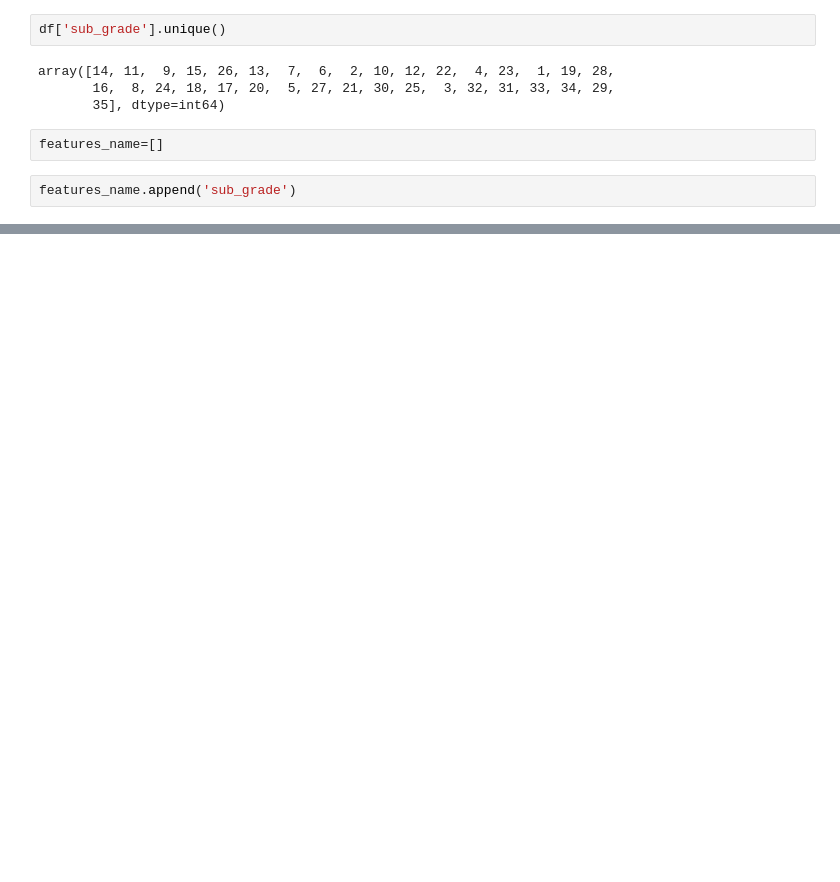
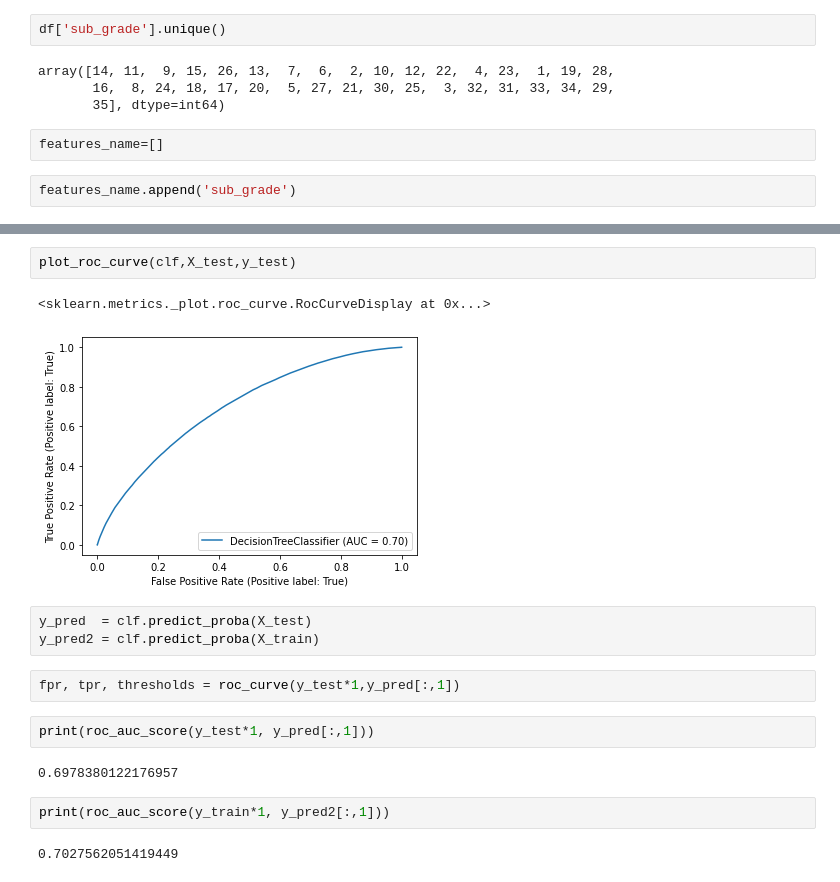
Before and after one commit to jjsalcedo01/CScoreM, a Jupyter notebook: CreditScore.ipynb, the cells around one changed output, grey strips where cells are left out. Cells and saved outputs as stored; diff of their text form; blank space fills up the shorter version.

```diff
--- a/CreditScore.ipynb
+++ b/CreditScore.ipynb
@@ -235,0 +678,18 @@ sns.kdeplot(df['annual_inc'])
+# %%
+plot_roc_curve(clf,X_test,y_test)
+# %% [output]
+<sklearn.metrics._plot.roc_curve.RocCurveDisplay at 0x...>
+[figure, added]
+# %%
+y_pred  = clf.predict_proba(X_test)
+y_pred2 = clf.predict_proba(X_train)
+# %%
+fpr, tpr, thresholds = roc_curve(y_test*1,y_pred[:,1])
+# %%
+print(roc_auc_score(y_test*1, y_pred[:,1]))
+# %% [output]
+0.6978380122176957
+# %%
+print(roc_auc_score(y_train*1, y_pred2[:,1]))
+# %% [output]
+0.7027562051419449
```
Also changed, not shown: parts of 49 cells of this notebook.
